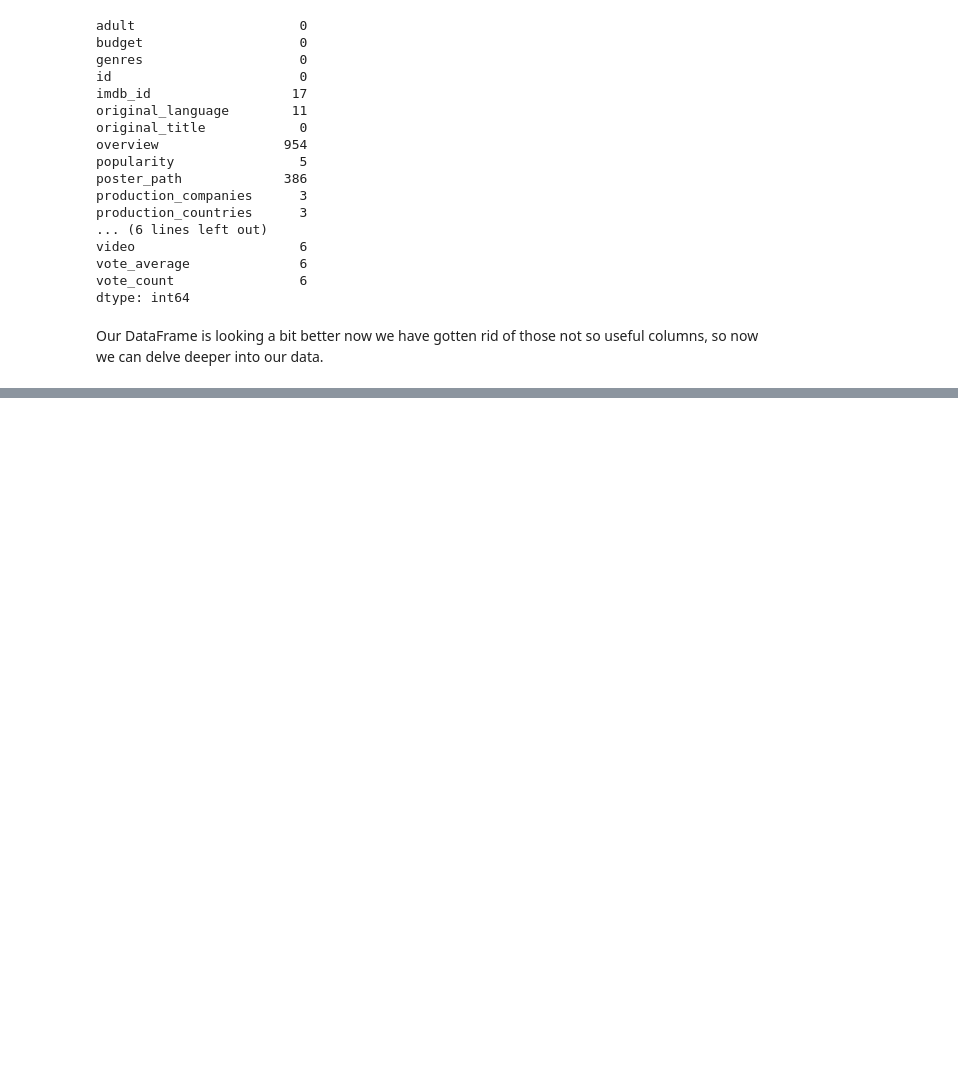
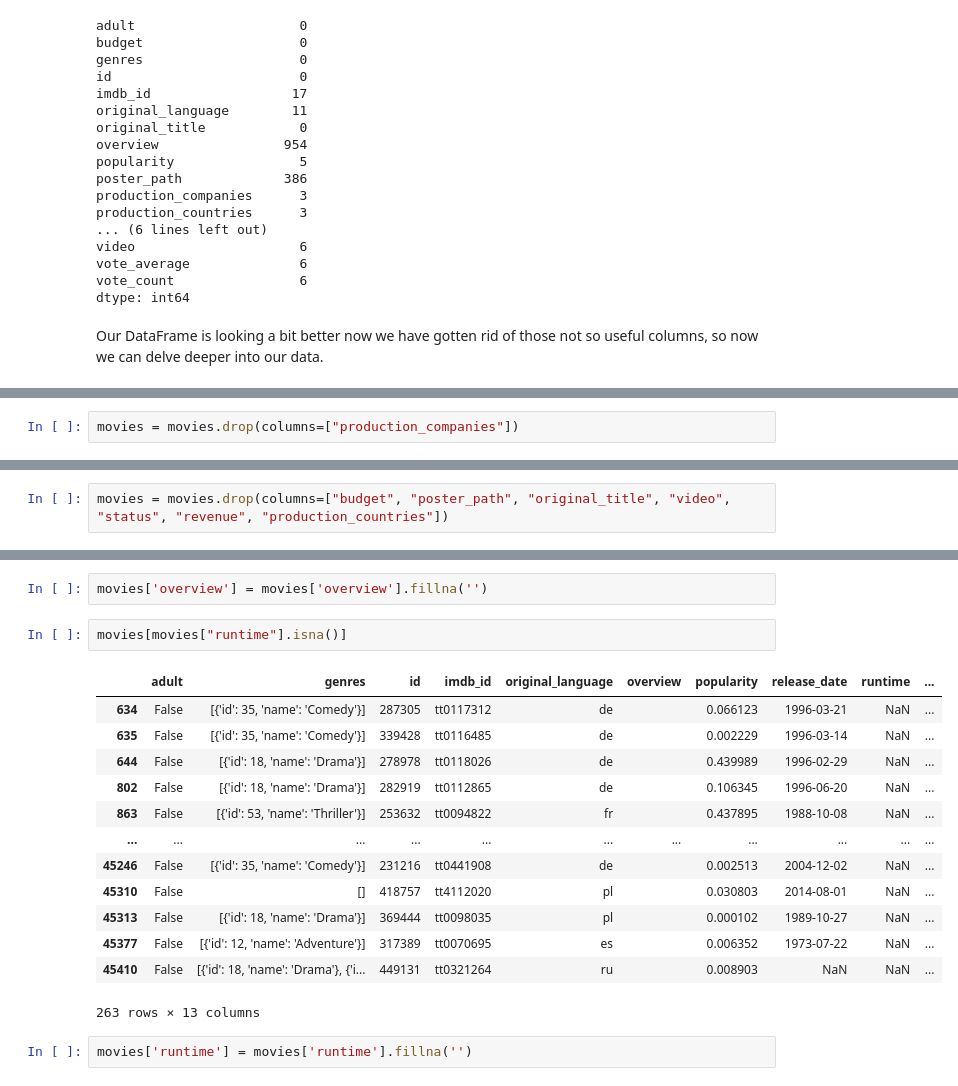
Before and after one commit to marreche/deep_film, a Jupyter notebook: data_processing.ipynb, the cells around one changed output, grey strips where cells are left out. Cells and saved outputs as stored; diff of their text form; blank space fills up the shorter version.

```diff
--- a/data_processing.ipynb
+++ b/data_processing.ipynb
@@ -94,0 +120,2 @@ Our DataFrame is looking a bit better now we have gotten rid of those not so use
+# %%
+movies = movies.drop(columns=["production_companies"])
@@ -94,0 +199,2 @@ Our DataFrame is looking a bit better now we have gotten rid of those not so use
+# %%
+movies = movies.drop(columns=["budget", "poster_path", "original_title", "video", "status", "revenue", "production_countries"])
@@ -94,0 +227,20 @@ Our DataFrame is looking a bit better now we have gotten rid of those not so use
+# %%
+movies['overview'] = movies['overview'].fillna('')
+# %%
+movies[movies["runtime"].isna()]
+# %% [output]
+|  | adult | genres | id | imdb_id | original_language | overview | popularity | release_date | runtime | ... |
+| 634 | False | [{'id': 35, 'name': 'Comedy'}] | 287305 | tt0117312 | de |  | 0.066123 | 1996-03-21 | NaN | ... |
+| 635 | False | [{'id': 35, 'name': 'Comedy'}] | 339428 | tt0116485 | de |  | 0.002229 | 1996-03-14 | NaN | ... |
+| 644 | False | [{'id': 18, 'name': 'Drama'}] | 278978 | tt0118026 | de |  | 0.439989 | 1996-02-29 | NaN | ... |
+| 802 | False | [{'id': 18, 'name': 'Drama'}] | 282919 | tt0112865 | de |  | 0.106345 | 1996-06-20 | NaN | ... |
+| 863 | False | [{'id': 53, 'name': 'Thriller'}] | 253632 | tt0094822 | fr |  | 0.437895 | 1988-10-08 | NaN | ... |
+| ... | ... | ... | ... | ... | ... | ... | ... | ... | ... | ... |
+| 45246 | False | [{'id': 35, 'name': 'Comedy'}] | 231216 | tt0441908 | de |  | 0.002513 | 2004-12-02 | NaN | ... |
+| 45310 | False | [] | 418757 | tt4112020 | pl |  | 0.030803 | 2014-08-01 | NaN | ... |
+| 45313 | False | [{'id': 18, 'name': 'Drama'}] | 369444 | tt0098035 | pl |  | 0.000102 | 1989-10-27 | NaN | ... |
+| 45377 | False | [{'id': 12, 'name': 'Adventure'}] | 317389 | tt0070695 | es |  | 0.006352 | 1973-07-22 | NaN | ... |
+| 45410 | False | [{'id': 18, 'name': 'Drama'}, {'i... | 449131 | tt0321264 | ru |  | 0.008903 | NaN | NaN | ... |
+263 rows × 13 columns
+# %%
+movies['runtime'] = movies['runtime'].fillna('')
```
Also changed, not shown: parts of 28 cells of this notebook.
